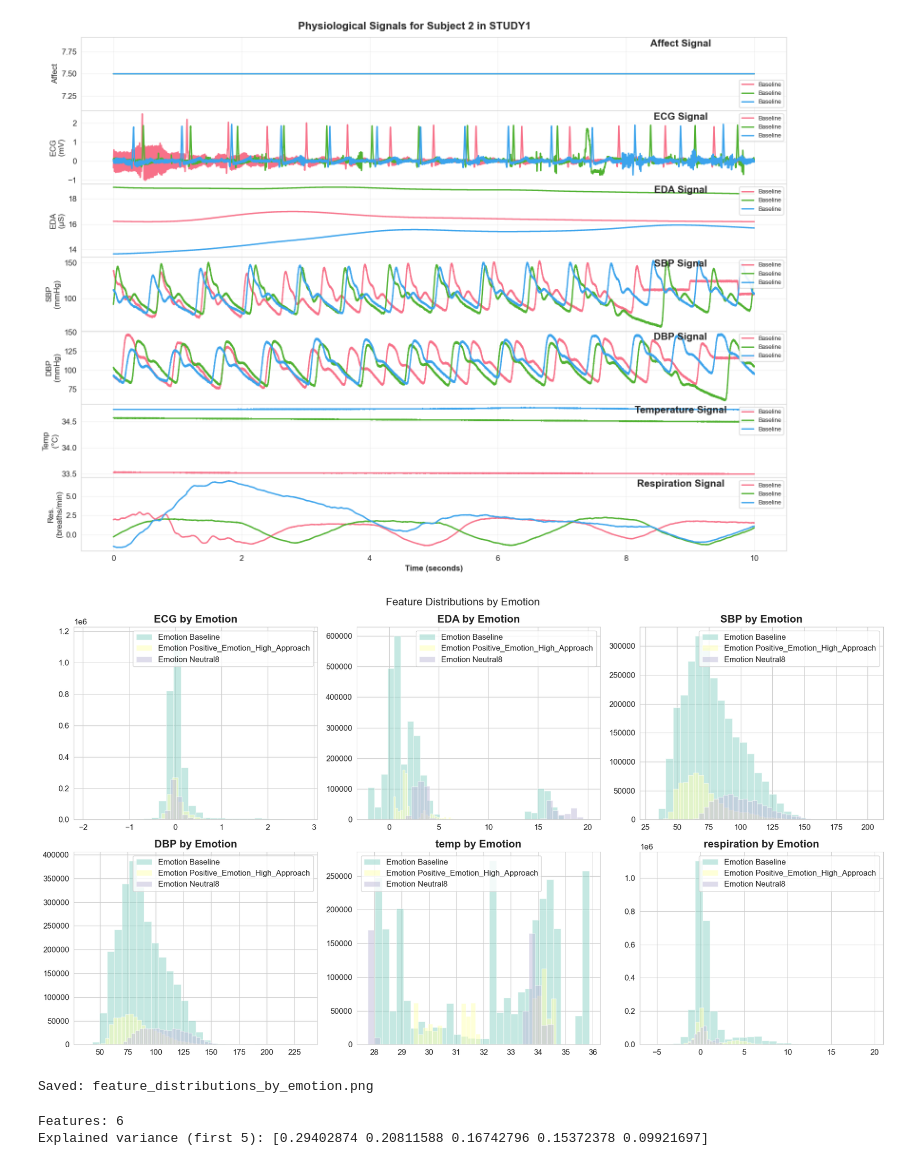
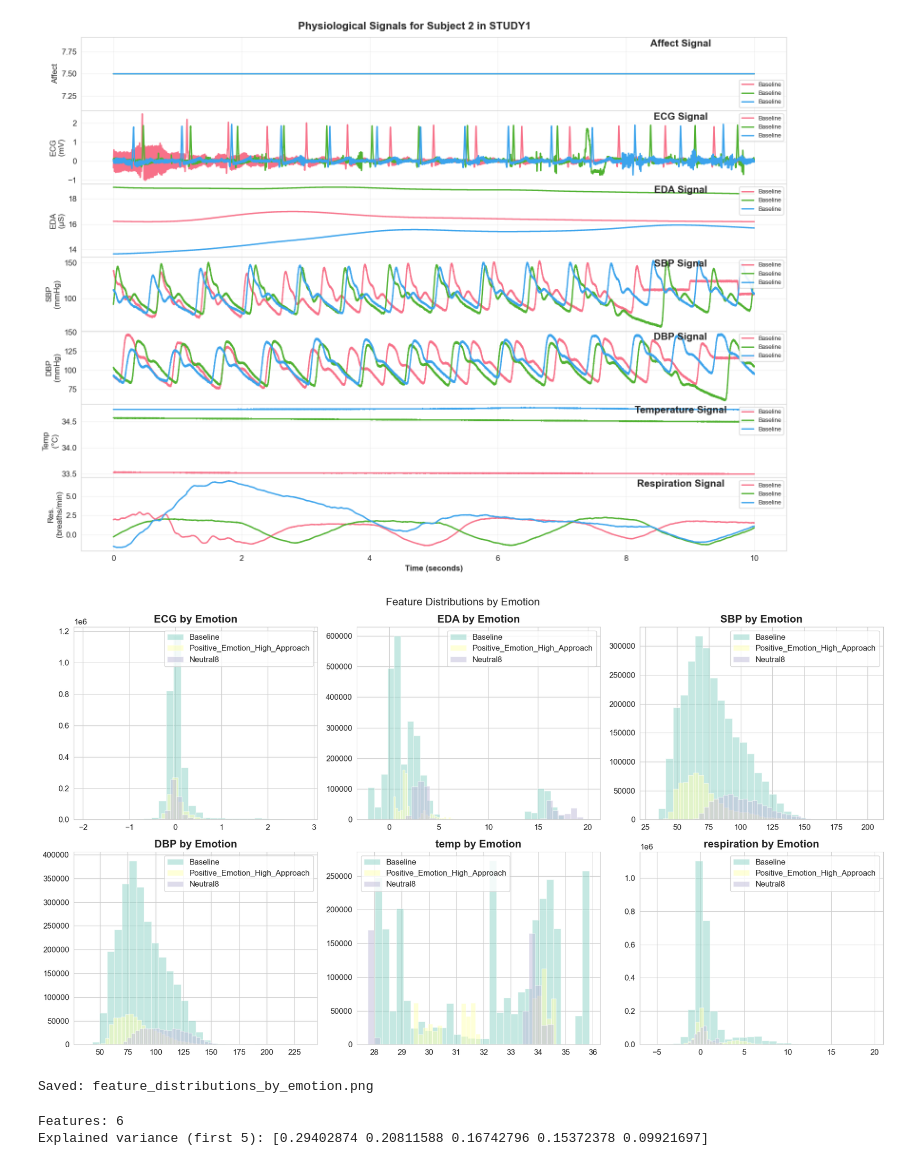
Before and after one commit to magana272/POPANEpy, a Jupyter notebook: notebooks/analysis.ipynb, the cells around one changed output. Drawn from its saved outputs; the diff is of its cells as text; code cells hidden in the pictures.

```diff
--- a/notebooks/analysis.ipynb
+++ b/notebooks/analysis.ipynb
@@ -64,8 +64,8 @@ print('Libraries imported!')
 # %% [output]
 Libraries imported!
 # %%
-popane = POPANE()
-db_path = './data/processed/propane_emotion.db'
+popane = POPANE("../data/raw/")
+db_path = '../data/processed/popane_emotion.db'
 conn = duckdb.connect(database=db_path, read_only=True)
 
 # Limit memory and threads
@@ -77,9 +77,9 @@ print(f'Tables: {[t[0] for t in tables]}')
 Tables: ['study1', 'study2', 'study3', 'study4', 'study5', 'study6', 'study7']
 # %%
 all_emotions = popane.get_unique_emotions_for_all_studies()
-# print(f'Unique emotions: {len(all_emotions)}')
+print(f'Unique emotions: {len(all_emotions)}')
 
-loader = POPANEDataLoader()
+loader = POPANEDataLoader("../data/raw/")
 emotion_matrix = generate_emotion_presence_matrix(all_emotions, loader)
 
 # plt.figure(figsize=(14, 8))
@@ -393,22 +336,22 @@ Baseline Threat
 # %%
 top_emotions = df_study1['EMOTION'].value_counts().head(3).index.tolist()
 df_sub = df_study1[df_study1['EMOTION'].isin(top_emotions)]
 fig, axes = plt.subplots(2, 3, figsize=(18, 10))
 for idx, feat in enumerate(['ECG', 'EDA', 'SBP', 'DBP', 'temp', 'respiration']):
     ax = axes.flatten()[idx]
     if feat in df_sub.columns:
         for emo in top_emotions:
             data = df_sub[df_sub['EMOTION'] == emo][feat].dropna()
-            ax.hist(data, alpha=0.5, bins=30, label=f'Emotion {emo}')
+            ax.hist(data, alpha=0.5, bins=30, label=f'{emo}')
         ax.set_title(f'{feat} by Emotion')
         ax.legend()
 plt.suptitle('Feature Distributions by Emotion', fontsize=16)
 plt.tight_layout()
 plt.savefig(output_dir / 'feature_distributions_by_emotion.png', dpi=300)
 plt.show()
 print('Saved: feature_distributions_by_emotion.png')
 # %% [output]
-[figure, old version]
+[figure, new version]
 Saved: feature_distributions_by_emotion.png
 # %%
 X = df_study1[['ECG', 'EDA', 'SBP', 'DBP', 'temp', 'respiration']].dropna()
```
Also changed, not shown: parts of 15 cells of this notebook, 11 other files.
